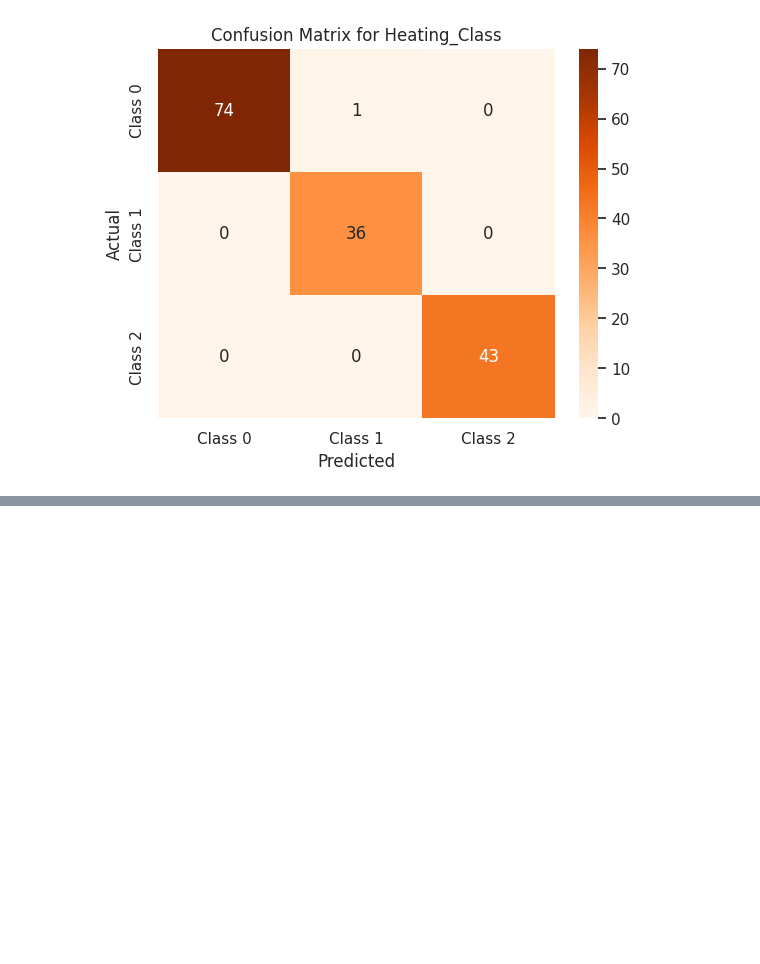
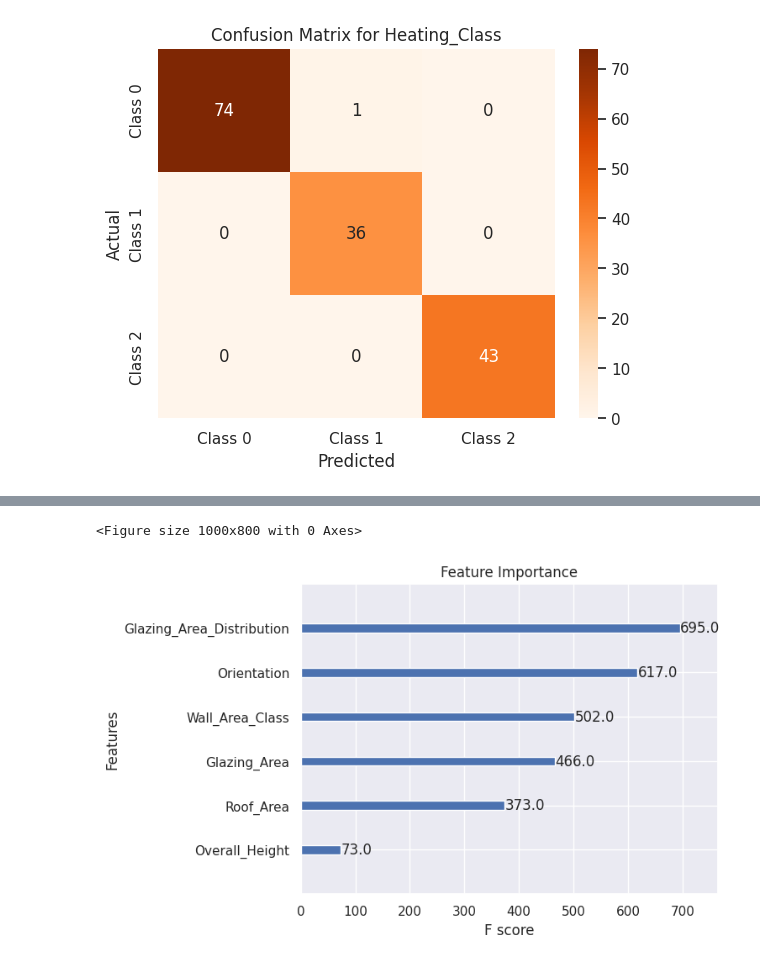
Before and after one commit to ameygawade/DataScience-Kaggle-Energy-efficiency-classification, a Jupyter notebook: multi-ouput-classification-energy-efficiency.ipynb, the cells around one changed output, grey strips where cells are left out. Saved outputs shown, nothing was run; the diff lists cells and outputs as text; code cells hidden in the pictures; blank space fills up the shorter version.

```diff
--- a/multi-ouput-classification-energy-efficiency.ipynb
+++ b/multi-ouput-classification-energy-efficiency.ipynb
@@ -1225,0 +1408,5 @@ plt.show()
+# %%
+search_cool.fit(X_train_heat, y_train_cool)
+# Best parameters and score
+print("Best Parameters:", search_cool.best_params_)
+print("Best CV Score:", search_cool.best_score_)
@@ -1225,0 +1488,12 @@ plt.show()
+# %%
+from xgboost import plot_importance
+import matplotlib.pyplot as plt
+
+# Plot feature importance
+plt.figure(figsize=(10, 8))
+plot_importance(model_xgb_cool_2, importance_type='weight')
+plt.title("Feature Importance")
+plt.show()
+# %% [output]
+<Figure size 1000x800 with 0 Axes>
+[figure, added]
```
Also changed, not shown: parts of 23 cells of this notebook.
